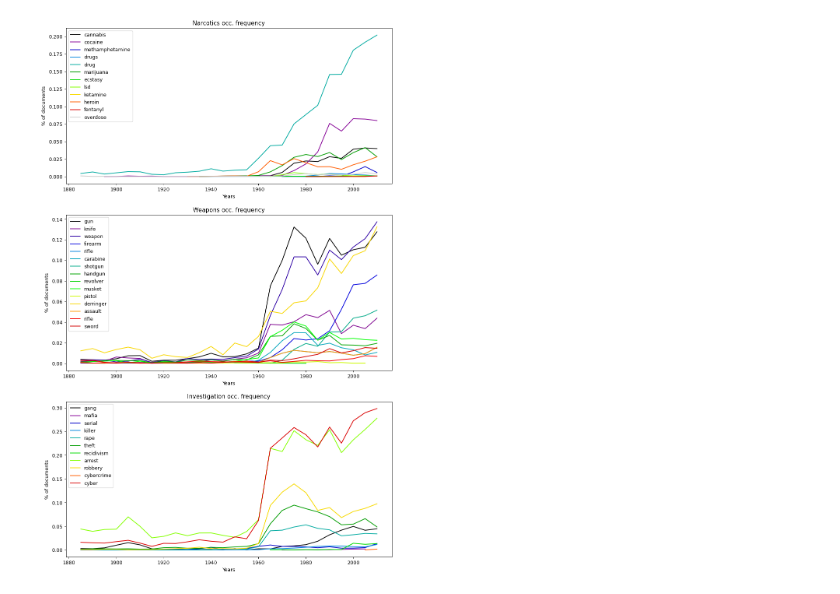
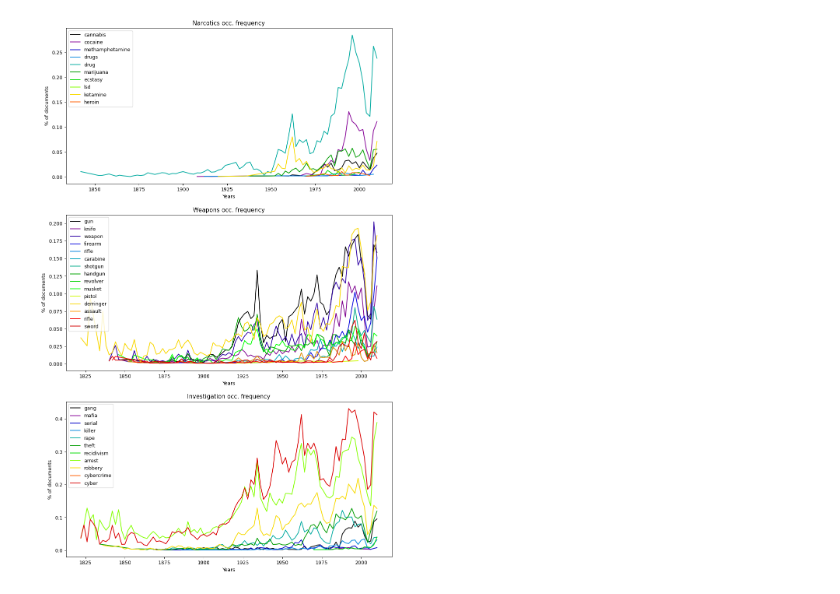
Before and after one commit to tomfran/caselaw-temporal-analysis, a Jupyter notebook: notebooks/07_visualization.ipynb, the cells around one changed output. Saved outputs shown, nothing was run; the diff lists cells and outputs as text; code cells hidden in the pictures.

```diff
--- a/notebooks/07_visualization.ipynb
+++ b/notebooks/07_visualization.ipynb
@@ -13,7 +13,7 @@ from src.dataset import Dataset
 from src.vectorizers import TokenVectorizer
 # %%
 dataset = Dataset()
-dates = dataset.load_dataset(year=None, dates=True, courts={"Illinois Appellate Court"})
+dates = dataset.load_dataset(year=None, dates=True, courts={"Illinois Supreme Court"})
 # %%
 vectors, vectorizer = TokenVectorizer.load_vectors_vectorizer(method="count")
 # %%
@@ -27,7 +27,7 @@ id2word = dict((idx, v) for idx, v in enumerate(vocab))
 
 vectors_trans = vectors.transpose()
 # %%
-intervals = 5
+intervals = 2
 norm_dates = [e - e%intervals for e in dates]
 
 dates_frequencies = defaultdict(lambda:0)
@@ -58,32 +77,32 @@ weapons = ['gun', 'knife', 'weapon', 'firearm', 'rifle', 'carabine', 'shotgun',
            'revolver', 'musket', 'pistol', 'derringer', 'assault', 'rifle', 'sword', 'blunt']
 
 investigation = ['gang', 'mafia', 'serial',  'killer', 'rape', 'theft', 'recidivism',
                  'arrest', 'robbery', 'cybercrime', 'cyber', 'crime']
 
 titles = ["Narcotics", "Weapons", "Investigation"]
 
 fig, axs = plt.subplots(3,1, figsize=(12,20))
 
 colormap = plt.cm.nipy_spectral
 
 for i, words in enumerate([narcotics, weapons, investigation]):
 
     colors = [colormap(i) for i in np.linspace(0, 1,len(words))]
     axs[i].set_prop_cycle('color', colors)
 
     for word in words:
 
-        dist = get_distribution(word, word2id, norm_dates, vectors_trans, dates_frequencies, low_filter=1880)
+        dist = get_distribution(word, word2id, norm_dates, vectors_trans, dates_frequencies, low_filter=1820)
         if not dist:
             continue
 
         x = [e[0] for e in dist]
         y = [e[1] for e in dist]
         axs[i].set(title=f"{titles[i]} occ. frequency", xlabel="Years", ylabel="% of documents")
         axs[i].plot(x, y)
         axs[i].legend(words)
 
 plt.savefig("../data/images/interesting_words_occ.jpeg", dpi=300)
 plt.show()
 # %% [output]
-[figure, old version]
+[figure, new version]
```
Also changed, not shown: parts of 3 cells of this notebook, 3 other files.
